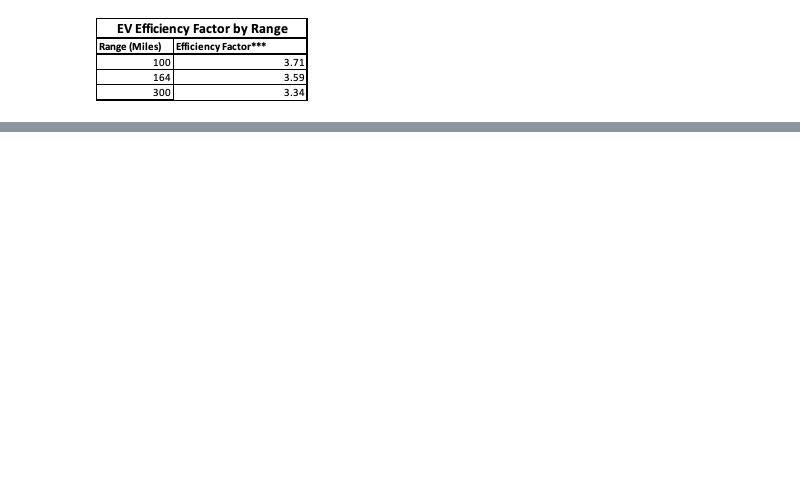
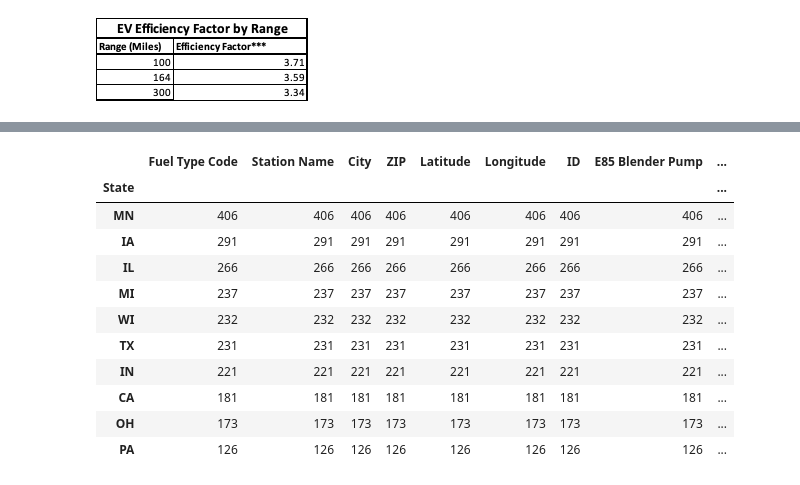
Before and after one commit to saif1457/iems394, a Jupyter notebook: 394pipe.ipynb, the cells around one changed output, grey strips where cells are left out. Drawn from its saved outputs; the diff is of its cells as text; code cells hidden in the pictures; blank space fills up the shorter version.

```diff
--- a/394pipe.ipynb
+++ b/394pipe.ipynb
@@ -59,0 +111,13 @@ df
+# %%
+def geo_map(x):
+    '''
+    geo_map takes pandas Series object constructed in the format (longitude, latitude).
+    Taking this as the point, a geo.json file is imported containing all US counties from the 2010 census as polygons.
+    It computes whether the point is within a polygon, and returns a list of all matches.
+    If a point is not matched, it returns None.
+    '''
+    point = Point(x)
+    for i in range(len(gj['features'])):
+        polygon = shape(gj['features'][i]['geometry'])
+        if polygon.contains(point):
+            return gj['features'][i]['properties']['NAME']
@@ -59,0 +345,16 @@ df
+# %%
+# e85[e85['County']=="Los Angeles"]
+e85.groupby('State').count().sort_values(by='Fuel Type Code', ascending=False).head(10)
+# %% [output]
+|  | Fuel Type Code | Station Name | City | ZIP | Latitude | Longitude | ID | E85 Blender Pump | ... |
+| State |  |  |  |  |  |  |  |  | ... |
+| MN | 406 | 406 | 406 | 406 | 406 | 406 | 406 | 406 | ... |
+| IA | 291 | 291 | 291 | 291 | 291 | 291 | 291 | 291 | ... |
+| IL | 266 | 266 | 266 | 266 | 266 | 266 | 266 | 266 | ... |
+| MI | 237 | 237 | 237 | 237 | 237 | 237 | 237 | 237 | ... |
+| WI | 232 | 232 | 232 | 232 | 232 | 232 | 232 | 232 | ... |
+| TX | 231 | 231 | 231 | 231 | 231 | 231 | 231 | 231 | ... |
+| IN | 221 | 221 | 221 | 221 | 221 | 221 | 221 | 221 | ... |
+| CA | 181 | 181 | 181 | 181 | 181 | 181 | 181 | 181 | ... |
+| OH | 173 | 173 | 173 | 173 | 173 | 173 | 173 | 173 | ... |
+| PA | 126 | 126 | 126 | 126 | 126 | 126 | 126 | 126 | ... |
```
Also changed, not shown: parts of 49 cells of this notebook, 2 other files.
